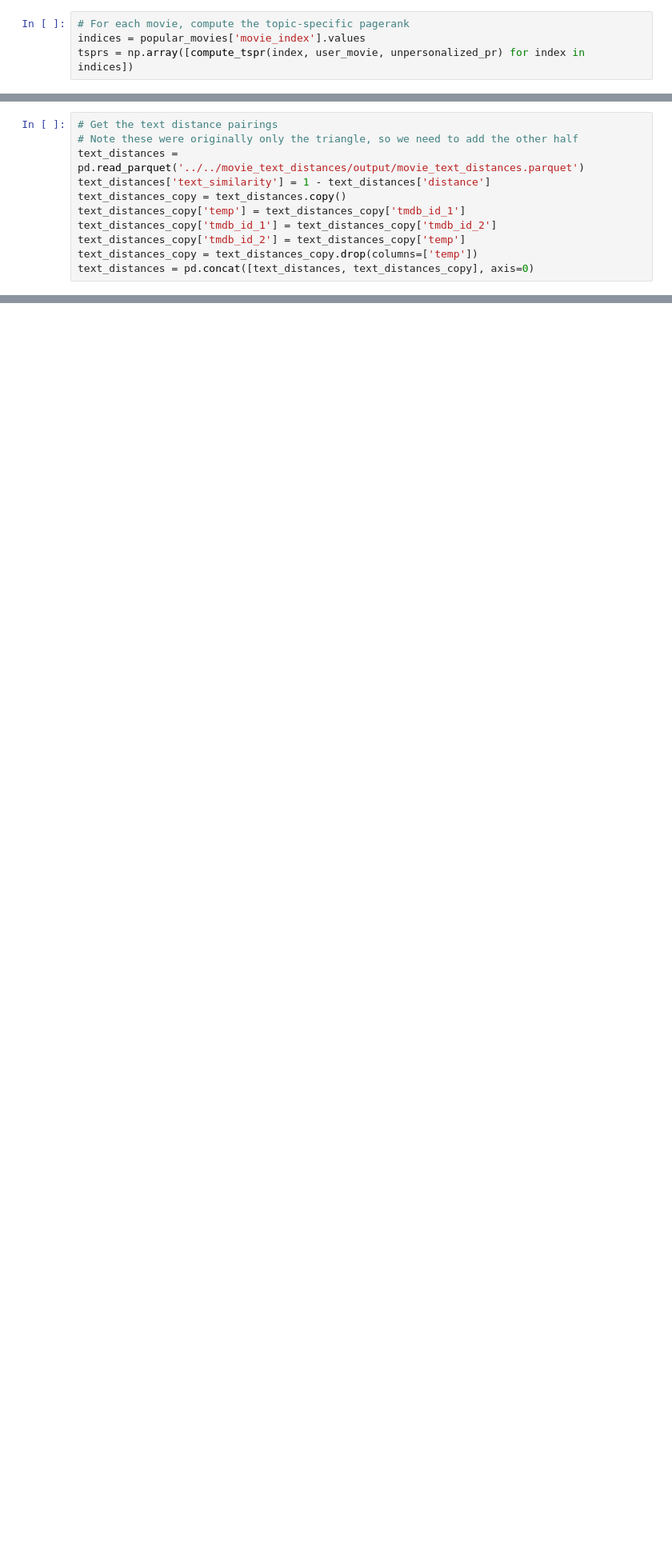
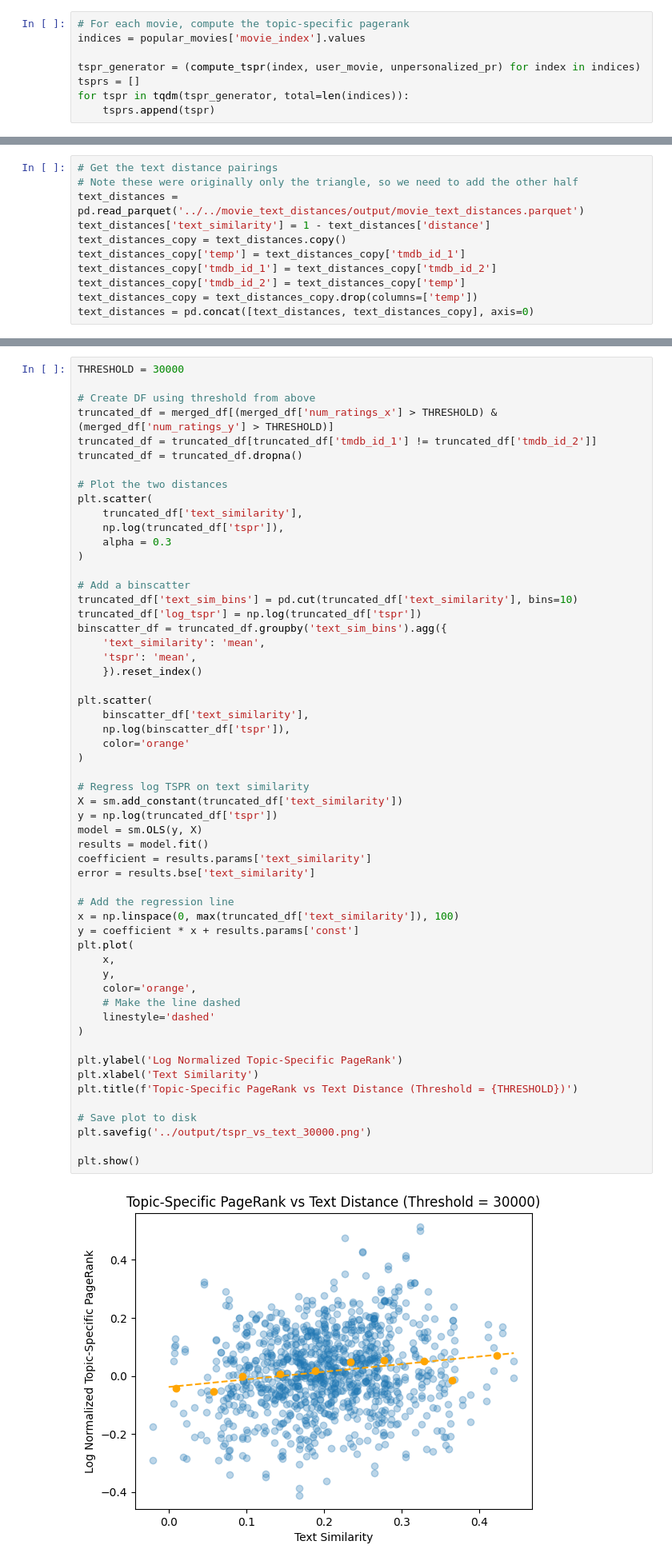
Before and after one commit to gmoore016/Industrial-Organization-III, a Jupyter notebook: movielens/code/pagerank.ipynb, the cells around one changed output, grey strips where cells are left out. Shown: that part at 80% size. Drawn from its saved outputs; the diff is of its cells as text; blank space fills up the shorter version.

```diff
--- a/movielens/code/pagerank.ipynb
+++ b/movielens/code/pagerank.ipynb
@@ -110,4 +98,8 @@ popular_movies = relevant_movies[relevant_movies['num_ratings'] > RATING_THRESHO
 # %%
 # For each movie, compute the topic-specific pagerank
 indices = popular_movies['movie_index'].values
-tsprs = np.array([compute_tspr(index, user_movie, unpersonalized_pr) for index in indices])
+
+tspr_generator = (compute_tspr(index, user_movie, unpersonalized_pr) for index in indices)
+tsprs = []
+for tspr in tqdm(tspr_generator, total=len(indices)):
+    tsprs.append(tspr)
@@ -177,0 +208,58 @@ plt.show()
+# %%
+THRESHOLD = 30000
+
+# Create DF using threshold from above
+truncated_df = merged_df[(merged_df['num_ratings_x'] > THRESHOLD) & (merged_df['num_ratings_y'] > THRESHOLD)]
+truncated_df = truncated_df[truncated_df['tmdb_id_1'] != truncated_df['tmdb_id_2']]
+truncated_df = truncated_df.dropna()
+
+# Plot the two distances
+plt.scatter(
+    truncated_df['text_similarity'],
+    np.log(truncated_df['tspr']),
+    alpha = 0.3
+)
+
+# Add a binscatter
+truncated_df['text_sim_bins'] = pd.cut(truncated_df['text_similarity'], bins=10)
+truncated_df['log_tspr'] = np.log(truncated_df['tspr'])
+binscatter_df = truncated_df.groupby('text_sim_bins').agg({
+    'text_similarity': 'mean',
+    'tspr': 'mean',
+    }).reset_index()
+
+plt.scatter(
+    binscatter_df['text_similarity'],
+    np.log(binscatter_df['tspr']),
+    color='orange'
+)
+
+# Regress log TSPR on text similarity
+X = sm.add_constant(truncated_df['text_similarity'])
+y = np.log(truncated_df['tspr'])
+model = sm.OLS(y, X)
+results = model.fit()
+coefficient = results.params['text_similarity']
+error = results.bse['text_similarity']
+
+# Add the regression line
+x = np.linspace(0, max(truncated_df['text_similarity']), 100)
+y = coefficient * x + results.params['const']
+plt.plot(
+    x,
+    y,
+    color='orange',
+    # Make the line dashed
+    linestyle='dashed'
+)
+
+plt.ylabel('Log Normalized Topic-Specific PageRank')
+plt.xlabel('Text Similarity')
+plt.title(f'Topic-Specific PageRank vs Text Distance (Threshold = {THRESHOLD})')
+
+# Save plot to disk
+plt.savefig('../output/tspr_vs_text_30000.png')
+
+plt.show()
+# %% [output]
+[figure, added]
```
Also changed, not shown: parts of 16 cells of this notebook, 1 other file.
